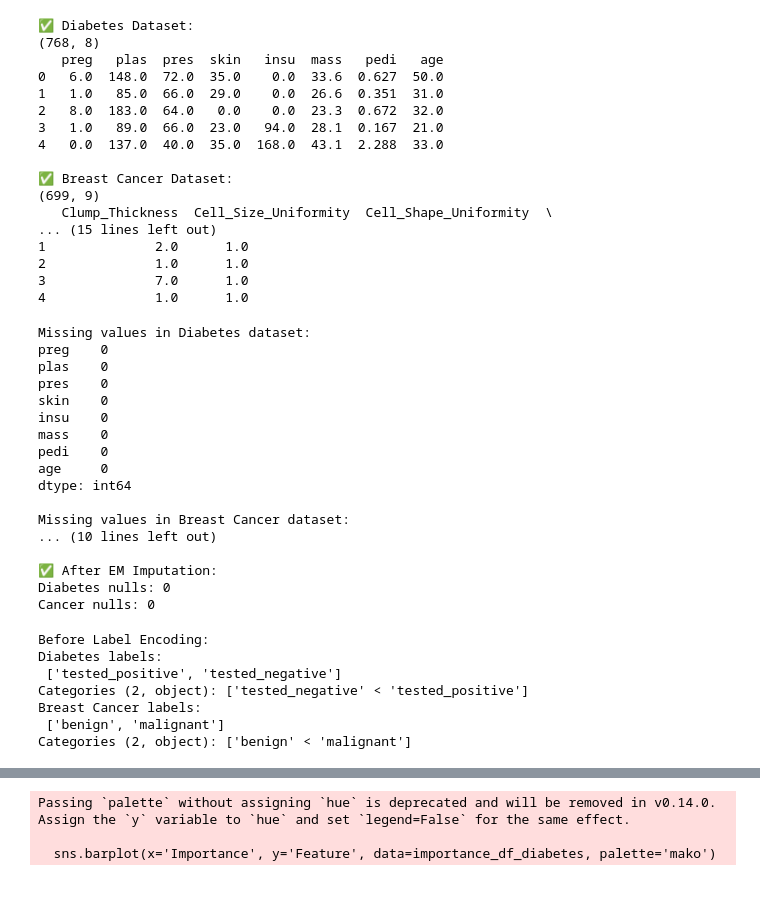
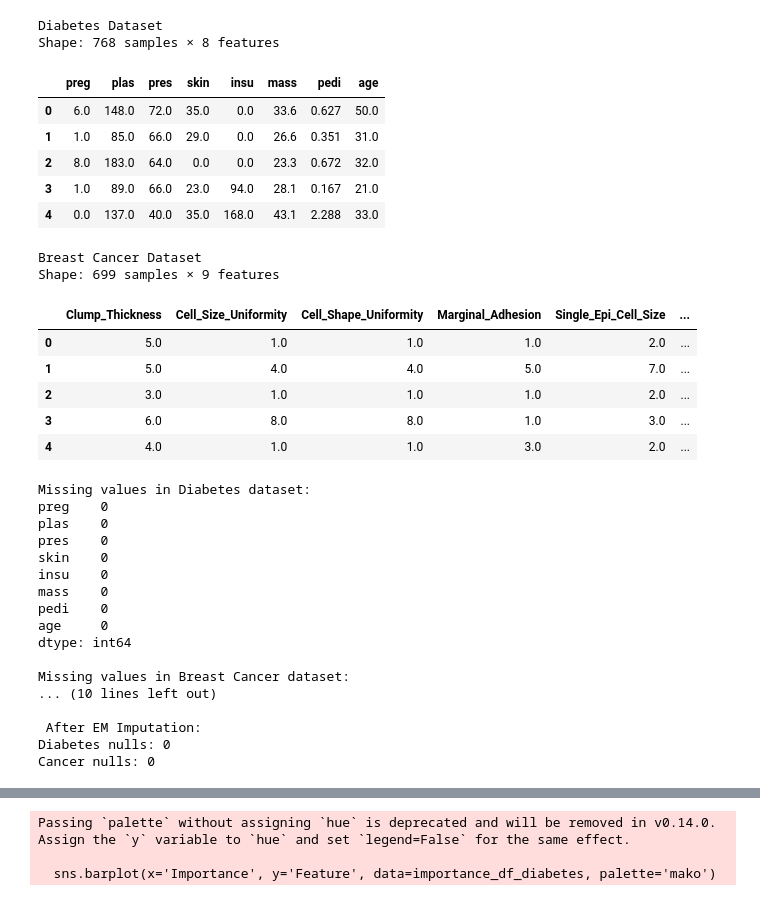
Before and after one commit to pariyaaf/ChronicDisease-PSORF-Implementation, a Jupyter notebook: pso-rf.ipynb, the cells around one changed output, grey strips where cells are left out. Drawn from its saved outputs; the diff is of its cells as text; code cells hidden in the pictures.

```diff
--- a/pso-rf.ipynb
+++ b/pso-rf.ipynb
@@ -43,32 +22,32 @@ X_diabetes, y_diabetes, _, _ = diabetes_oml.get_data(target=diabetes_oml.default
 
 cancer_oml = openml.datasets.get_dataset(15)
 X_cancer, y_cancer, _, _ = cancer_oml.get_data(target=cancer_oml.default_target_attribute)
-
-print("✅ Diabetes Dataset:")
-print(X_diabetes.shape)
-print(X_diabetes.head())
-
-print("\n✅ Breast Cancer Dataset:")
-print(X_cancer.shape)
-print(X_cancer.head())
-# %% [output]
-✅ Diabetes Dataset:
-(768, 8)
-   preg   plas  pres  skin   insu  mass   pedi   age
-0   6.0  148.0  72.0  35.0    0.0  33.6  0.627  50.0
-1   1.0   85.0  66.0  29.0    0.0  26.6  0.351  31.0
-2   8.0  183.0  64.0   0.0    0.0  23.3  0.672  32.0
-3   1.0   89.0  66.0  23.0   94.0  28.1  0.167  21.0
-4   0.0  137.0  40.0  35.0  168.0  43.1  2.288  33.0
-
-✅ Breast Cancer Dataset:
-(699, 9)
-   Clump_Thickness  Cell_Size_Uniformity  Cell_Shape_Uniformity  \
-... (15 lines left out)
-1              2.0      1.0
-2              1.0      1.0
-3              7.0      1.0
-4              1.0      1.0
+# %%
+print("Diabetes Dataset")
+print(f"Shape: {X_diabetes.shape[0]} samples × {X_diabetes.shape[1]} features")
+X_diabetes.head()
+# %% [output]
+Diabetes Dataset
+Shape: 768 samples × 8 features
+|  | preg | plas | pres | skin | insu | mass | pedi | age |
+| 0 | 6.0 | 148.0 | 72.0 | 35.0 | 0.0 | 33.6 | 0.627 | 50.0 |
+| 1 | 1.0 | 85.0 | 66.0 | 29.0 | 0.0 | 26.6 | 0.351 | 31.0 |
+| 2 | 8.0 | 183.0 | 64.0 | 0.0 | 0.0 | 23.3 | 0.672 | 32.0 |
+| 3 | 1.0 | 89.0 | 66.0 | 23.0 | 94.0 | 28.1 | 0.167 | 21.0 |
+| 4 | 0.0 | 137.0 | 40.0 | 35.0 | 168.0 | 43.1 | 2.288 | 33.0 |
+# %%
+print("Breast Cancer Dataset")
+print(f"Shape: {X_cancer.shape[0]} samples × {X_cancer.shape[1]} features")
+X_cancer.head()
+# %% [output]
+Breast Cancer Dataset
+Shape: 699 samples × 9 features
+|  | Clump_Thickness | Cell_Size_Uniformity | Cell_Shape_Uniformity | Marginal_Adhesion | Single_Epi_Cell_Size | ... |
+| 0 | 5.0 | 1.0 | 1.0 | 1.0 | 2.0 | ... |
+| 1 | 5.0 | 4.0 | 4.0 | 5.0 | 7.0 | ... |
+| 2 | 3.0 | 1.0 | 1.0 | 1.0 | 2.0 | ... |
+| 3 | 6.0 | 8.0 | 8.0 | 1.0 | 3.0 | ... |
+| 4 | 4.0 | 1.0 | 1.0 | 3.0 | 2.0 | ... |
 # %%
 print("Missing values in Diabetes dataset:")
 print(X_diabetes.isnull().sum())
@@ -82,7 +61,7 @@ X_cancer_imputed = IterativeImputer().fit_transform(X_cancer)
 X_diabetes = pd.DataFrame(X_diabetes_imputed, columns=X_diabetes.columns)
 X_cancer = pd.DataFrame(X_cancer_imputed, columns=X_cancer.columns)
 
-print("\n✅ After EM Imputation:")
+print("\n After EM Imputation:")
 print("Diabetes nulls:", X_diabetes.isnull().sum().sum())
 print("Cancer nulls:", X_cancer.isnull().sum().sum())
 # %% [output]
@@ -100,24 +79,6 @@ dtype: int64
 Missing values in Breast Cancer dataset:
 ... (10 lines left out)
 
-✅ After EM Imputation:
+ After EM Imputation:
 Diabetes nulls: 0
 Cancer nulls: 0
-# %%
-print("Before Label Encoding:")
-print("Diabetes labels:\n", y_diabetes.unique())
-print("Breast Cancer labels:\n", y_cancer.unique())
-
-le_diabetes = LabelEncoder()
-y_diabetes_encoded = le_diabetes.fit_transform(y_diabetes)
-
-le_cancer = LabelEncoder()
-y_cancer_encoded = le_cancer.fit_transform(y_cancer)
-# %% [output]
-Before Label Encoding:
-Diabetes labels:
- ['tested_positive', 'tested_negative']
-Categories (2, object): ['tested_negative' < 'tested_positive']
-Breast Cancer labels:
- ['benign', 'malignant']
-Categories (2, object): ['benign' < 'malignant']
```
Also changed, not shown: parts of 11 cells of this notebook.
